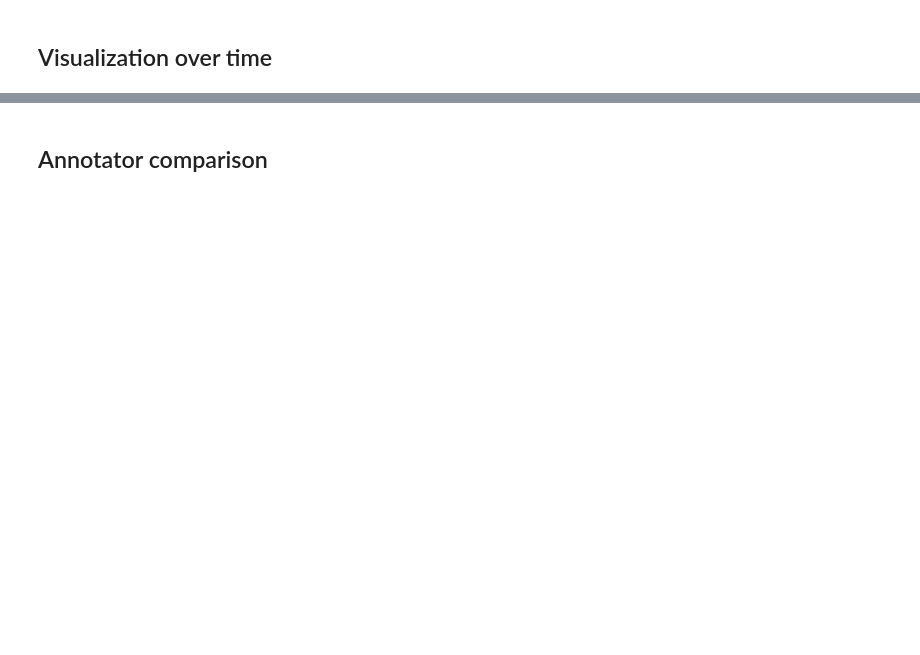
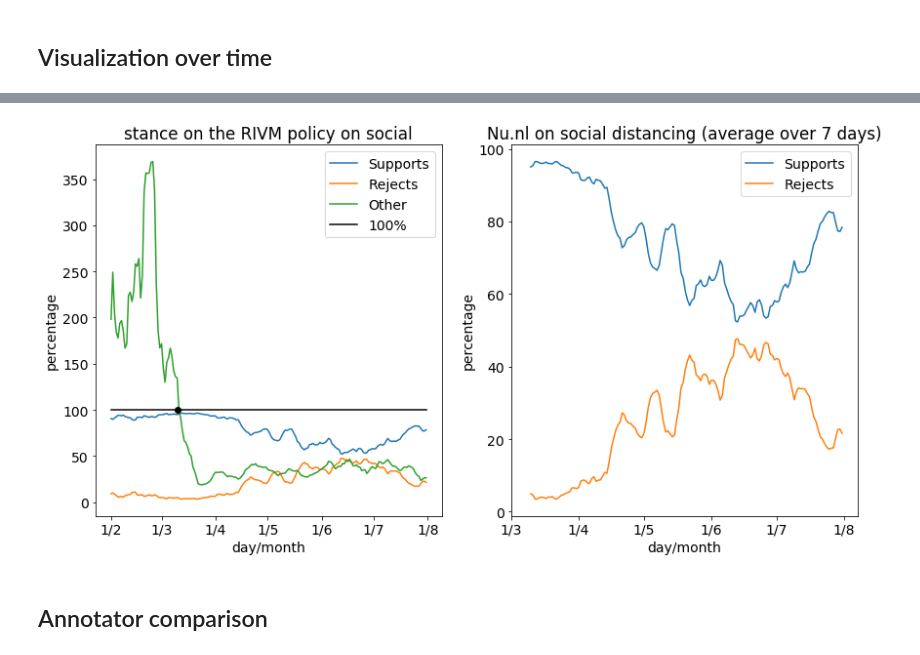
Before and after one commit to puregome/notebooks, a Jupyter notebook: fasttext.ipynb, the cells around one changed output, grey strips where cells are left out. Cells and saved outputs as stored; diff of their text form; code cells hidden in the pictures; blank space fills up the shorter version.

```diff
--- a/fasttext.ipynb
+++ b/fasttext.ipynb
@@ -595,0 +514,8 @@ plt.show()
+# %%
+ANNOTATED = "annotated"
+ANNOTATEDFILE = "manual-annotation.csv"
+DATE = "date"
+EENS = "EENS"
+ONEENS = "ONEENS"
+ANDERS = "ANDERS"
+TOTAL = "total"
@@ -611,6 +582,7 @@ for i in range(0,len(yIrrelevant)):
 STARTDATE = "20200310" # keyDates[0]
 ENDDATE = "20201231"
 PLOTFILEOUT = "social-distancing.png"
+PLOTFILEOUT = "mondkapje.png"
 
 results = {k:results[k] for k in sorted(results.keys())}
 font = {"size":14}
@@ -620,33 +592,35 @@ plt.subplots(figsize=(14,7))
 ax1 = plt.subplot(121)
 plt.plot_date(x,ySupports,fmt="-",label="Supports")
 plt.plot_date(x,yRejects,fmt="-",label="Rejects")
 plt.plot_date(x,yIrrelevant,fmt="-",label="Other")
 plt.plot_date(x,[100 for i in x],fmt="-",label="100%",color="black")
 for date in [STARTDATE]:
     plt.plot_date([datetime.datetime.strptime(date,DATEFORMAT)],[100],color="black")
 plt.legend()
 plt.ylabel("percentage")
 plt.xlabel("day/month")
 plt.title("stance on the RIVM policy on "+"social")
 
 dates = [d for d in results.keys()]
 xPart = [x[i] for i in range(0,len(dates)) if dates[i] >= STARTDATE and dates[i] <= ENDDATE]
 ySupportsPart = [ySupports[i] for i in range(0,len(dates)) if dates[i] >= STARTDATE and dates[i] <= ENDDATE]
 yRejectsPart = [yRejects[i] for i in range(0,len(dates)) if dates[i] >= STARTDATE and dates[i] <= ENDDATE]
 ax1.xaxis.set_major_formatter(mdates.DateFormatter("%-d/%-m"))
 
 ax2 = plt.subplot(122)
 plt.plot_date(xPart,ySupportsPart,fmt="-",label="Supports")
 plt.plot_date(xPart,yRejectsPart,fmt="-",label="Rejects")
 plt.legend()
 plt.ylabel("percentage")
 plt.xlabel("day/month")
 plt.title("Nu.nl on social distancing (average over "+str(DAYSCOMBINED)+" days)")
 plt.xticks([datetime.datetime.strptime(d,DATEFORMAT) for d in "20200301 2020401 20200501 20200601 20200701 20200801".split()])
 ax2.xaxis.set_major_formatter(mdates.DateFormatter("%-d/%-m"))
 
 plt.savefig(PLOTFILEOUT)
 plt.show()
+# %% [output]
+[figure, added]
 # %%
 counts = {}
 for text in fasttextData:
```
Also changed, not shown: parts of 31 cells of this notebook.
